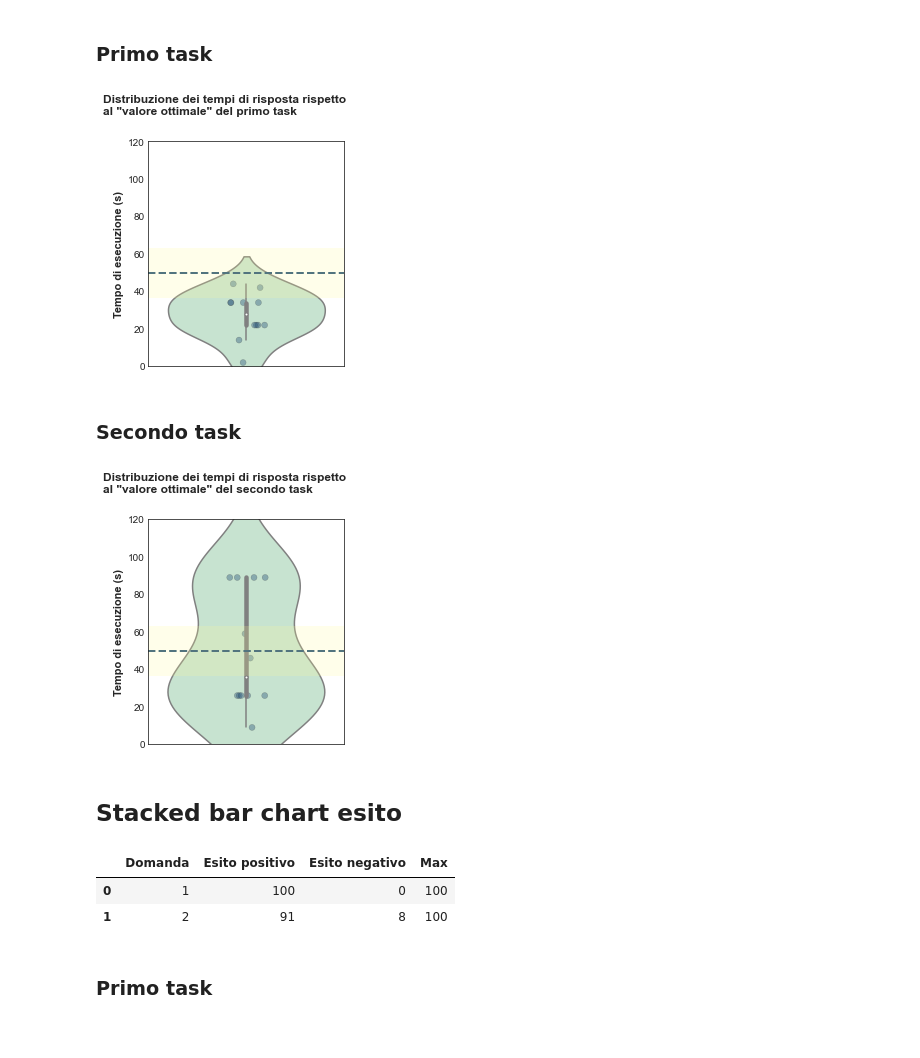
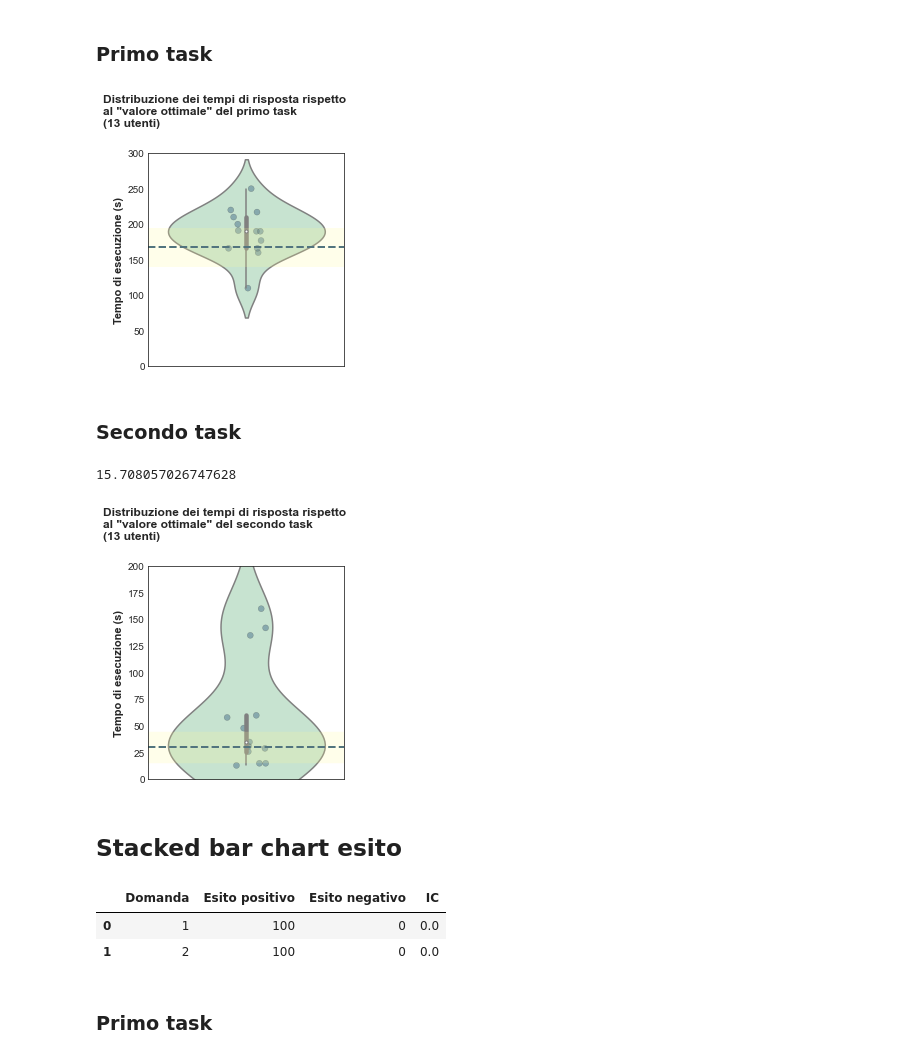
Before and after one commit to giocoal/air-quality-milano-interactive-data-visualization-tableau, a Jupyter notebook: Valutazione_qualitá/Data_Visualization_21_22_valutazione_qualita.ipynb, the cells around one changed output. Saved outputs shown, nothing was run; the diff lists cells and outputs as text; code cells hidden in the pictures.

```diff
--- a/Valutazione_qualitá/Data_Visualization_21_22_valutazione_qualita.ipynb
+++ b/Valutazione_qualitá/Data_Visualization_21_22_valutazione_qualita.ipynb
@@ -22,6 +22,8 @@ domanda_1 = ris_user_test[ris_user_test['Domanda'] == 1]
 domanda_2 = ris_user_test[ris_user_test['Domanda'] == 2]
 # %% [markdown]
 ### Primo task
+# %%
+nostri_tempi_1 = [177,140,201,195,170,178, 140,151,170,145,165,180]
 # %%
 sns.set_style('ticks')
 
@@ -41,37 +43,38 @@ sns.violinplot(data=domanda_1, y='Tempo_esecuzione(s)',\
 #Sovrapposizione strip plots, con colore dei punti dipendente dal valore di umidità media
 stripplot = sns.stripplot(data=domanda_1, y='Tempo_esecuzione(s)',\
                       color = "#275379", \
                       alpha = 0.4, \
                       linewidth = 0.4, \
                       s = 6,
                       zorder = 1,
                       ax = ax)
 
 #Personalizzazione degli assi (nomi e ticks)
 ax.tick_params(length=0)
-ax.set_ylim(0,120)
+ax.set_ylim(0,300)
 y_label = "Tempo di esecuzione (s)"
 ax.set_ylabel(y_label, size=11, weight="bold")
 
 #Inserimento del titolo
-titolo = "Distribuzione dei tempi di risposta rispetto\nal \"valore ottimale\" del primo task"
+titolo = "Distribuzione dei tempi di risposta rispetto\nal \"valore ottimale\" del primo task\n(13 utenti)"
 fig.suptitle(
     titolo,
     x = 0,
     y = 1,
     ha="left",
     fontsize=12,
     weight="bold",
     wrap = True
 )
 
 # linea e banda riferimento (tempi giusti)
-media = 50
+media = np.mean(nostri_tempi_1)
+std = np.std(nostri_tempi_1)
 ax.axhline(media, lw = 2, color='#275379', ls = '--')
-ax.axhline(media, lw = 50, alpha = 0.2, color = '#fffb96')
+ax.axhline(media, lw = std*2, alpha = 0.2, color = '#fffb96')
 
 fig.savefig("ut_violin_primo.png", dpi=150, bbox_inches='tight')
 # %% [output]
-[figure, old version]
+[figure, new version]
 # %% [markdown]
 ### Secondo task
@@ -102,12 +107,12 @@ stripplot = sns.stripplot(data=domanda_2, y='Tempo_esecuzione(s)',\
 
 #Personalizzazione degli assi (nomi e ticks)
 ax.tick_params(length=0)
-ax.set_ylim(0,120)
+ax.set_ylim(0,200)
 y_label = "Tempo di esecuzione (s)"
 ax.set_ylabel(y_label, size=11, weight="bold")
 
 #Inserimento del titolo
-titolo = "Distribuzione dei tempi di risposta rispetto\nal \"valore ottimale\" del secondo task"
+titolo = "Distribuzione dei tempi di risposta rispetto\nal \"valore ottimale\" del secondo task\n(13 utenti)"
 fig.suptitle(
     titolo,
     x = 0,
@@ -119,23 +124,26 @@ fig.suptitle(
 )
 
 # linea e banda riferimento (tempi giusti)
-media = 50
+media = np.mean(nostri_tempi_2)
+std = np.std(nostri_tempi_2)
 ax.axhline(media, lw = 2, color='#275379', ls = '--')
-ax.axhline(media, lw = 50, alpha = 0.2, color = '#fffb96')
+ax.axhline(media, lw = std*2, alpha = 0.2, color = '#fffb96')
 
 fig.savefig("ut_violin_secondo.png", dpi=150, bbox_inches='tight')
+print(std)
 # %% [output]
+15.708057026747628
-[figure, old version]
+[figure, new version]
 # %% [markdown]
 ## Stacked bar chart esito
 # %%
-percent_domande = ris_user_test.groupby('Domanda')['Esito'].agg([lambda x: int(sum(x == 1)/len(x)*100), lambda x: int(sum(x==0)/len(x)*100), lambda x: 100]).reset_index()
-percent_domande.columns = ['Domanda', 'Esito positivo', 'Esito negativo', 'Max']
+percent_domande = ris_user_test.groupby('Domanda')['Esito'].agg([lambda x: int(sum(x == 1)/len(x)*100), lambda x: int(sum(x==0)/len(x)*100), lambda x: z*(int(sum(x<=3)/len(x)*100) * int(sum(x>3)/len(x)*100) / len(x))**(1/2)]).reset_index()
+percent_domande.columns = ['Domanda', 'Esito positivo', 'Esito negativo', 'IC']
 percent_domande
 # %% [output]
-|  | Domanda | Esito positivo | Esito negativo | Max |
-| 0 | 1 | 100 | 0 | 100 |
-| 1 | 2 | 91 | 8 | 100 |
+|  | Domanda | Esito positivo | Esito negativo | IC |
+| 0 | 1 | 100 | 0 | 0.0 |
+| 1 | 2 | 100 | 0 | 0.0 |
 # %%
 percent_dom_1 = [percent_domande['Esito positivo'][0], percent_domande['Esito negativo'][0]]
 percent_dom_2 = [percent_domande['Esito positivo'][1], percent_domande['Esito negativo'][1]]
```
Also changed, not shown: parts of 10 cells of this notebook, 9 other files.
